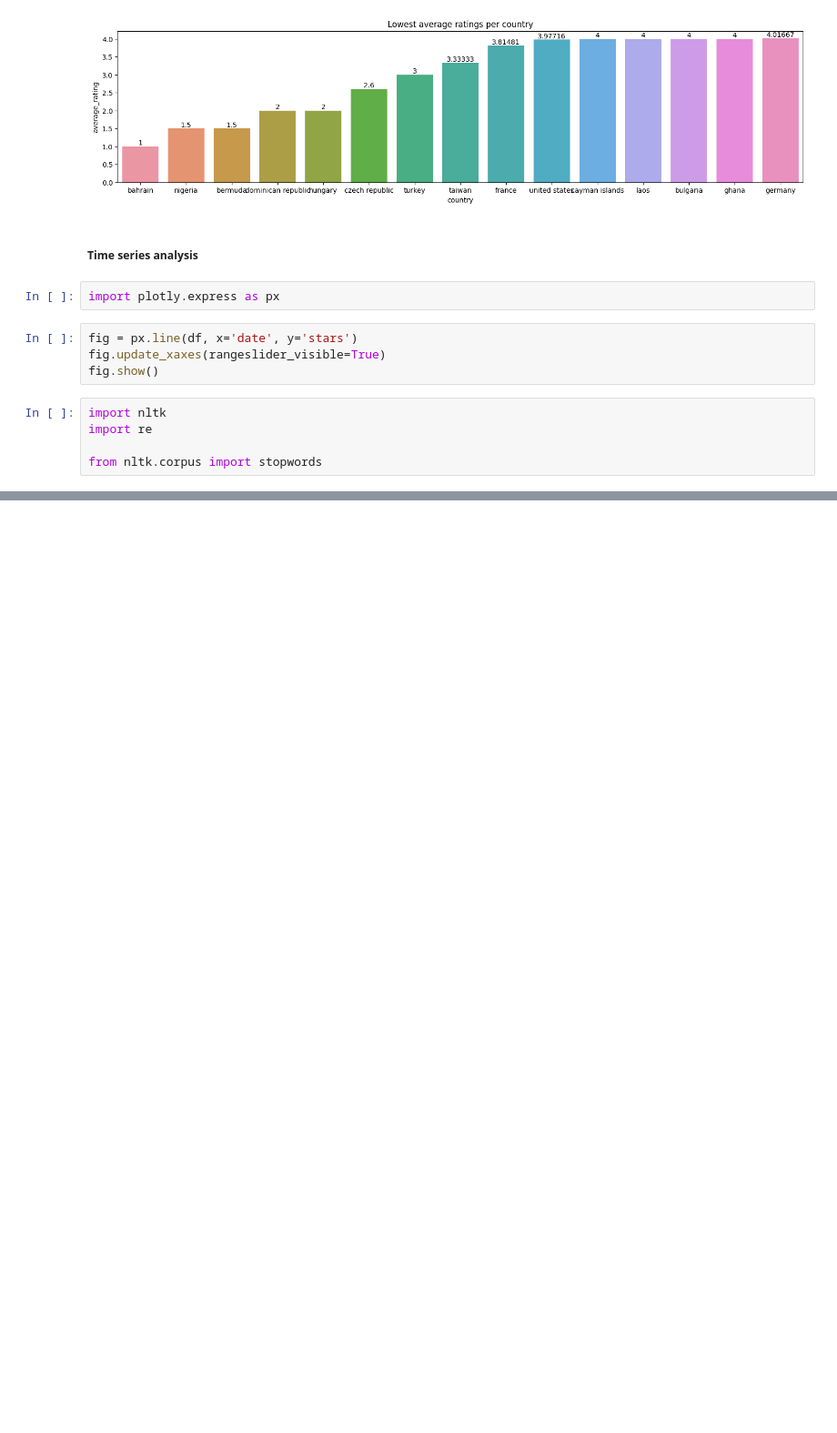
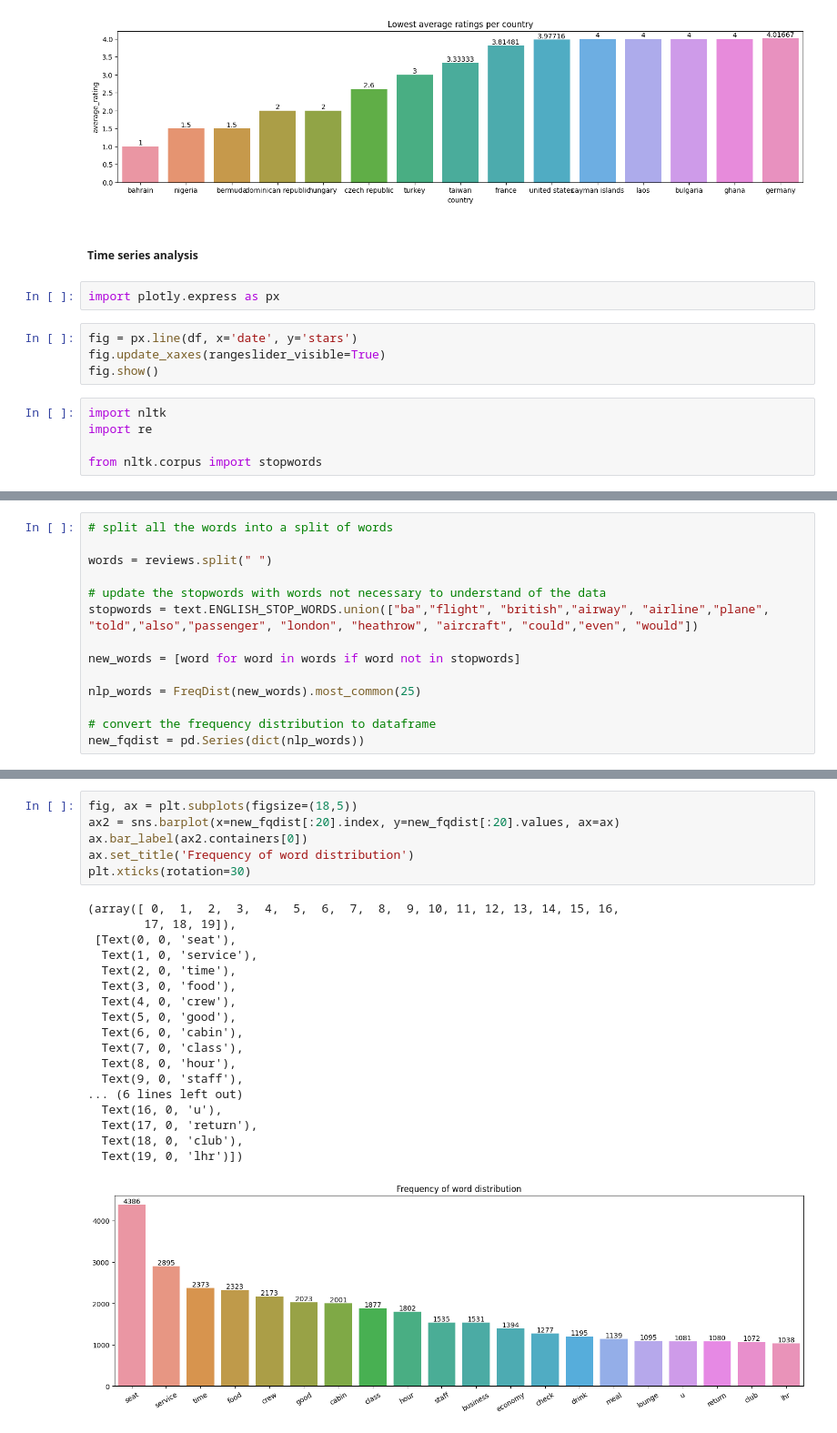
Before and after one commit to Ibeabuchi1/BA_internship, a Jupyter notebook: eda/eda_review.ipynb, the cells around one changed output, grey strips where cells are left out. Shown at 91% size. Saved outputs shown, nothing was run; the diff lists cells and outputs as text; blank space fills up the shorter version.

```diff
--- a/eda/eda_review.ipynb
+++ b/eda/eda_review.ipynb
@@ -182,0 +186,14 @@ len(reviews)
+# %%
+# split all the words into a split of words
+
+words = reviews.split(" ")
+
+# update the stopwords with words not necessary to understand of the data
+stopwords = text.ENGLISH_STOP_WORDS.union(["ba","flight", "british","airway", "airline","plane", "told","also","passenger", "london", "heathrow", "aircraft", "could","even", "would"])
+
+new_words = [word for word in words if word not in stopwords]
+
+nlp_words = FreqDist(new_words).most_common(25)
+
+# convert the frequency distribution to dataframe
+new_fqdist = pd.Series(dict(nlp_words))
@@ -182,0 +220,25 @@ len(reviews)
+# %%
+fig, ax = plt.subplots(figsize=(18,5))
+ax2 = sns.barplot(x=new_fqdist[:20].index, y=new_fqdist[:20].values, ax=ax)
+ax.bar_label(ax2.containers[0])
+ax.set_title('Frequency of word distribution')
+plt.xticks(rotation=30)
+# %% [output]
+(array([ 0,  1,  2,  3,  4,  5,  6,  7,  8,  9, 10, 11, 12, 13, 14, 15, 16,
+        17, 18, 19]),
+ [Text(0, 0, 'seat'),
+  Text(1, 0, 'service'),
+  Text(2, 0, 'time'),
+  Text(3, 0, 'food'),
+  Text(4, 0, 'crew'),
+  Text(5, 0, 'good'),
+  Text(6, 0, 'cabin'),
+  Text(7, 0, 'class'),
+  Text(8, 0, 'hour'),
+  Text(9, 0, 'staff'),
+... (6 lines left out)
+  Text(16, 0, 'u'),
+  Text(17, 0, 'return'),
+  Text(18, 0, 'club'),
+  Text(19, 0, 'lhr')])
+[figure, added]
```
Also changed, not shown: parts of 5 cells of this notebook.
